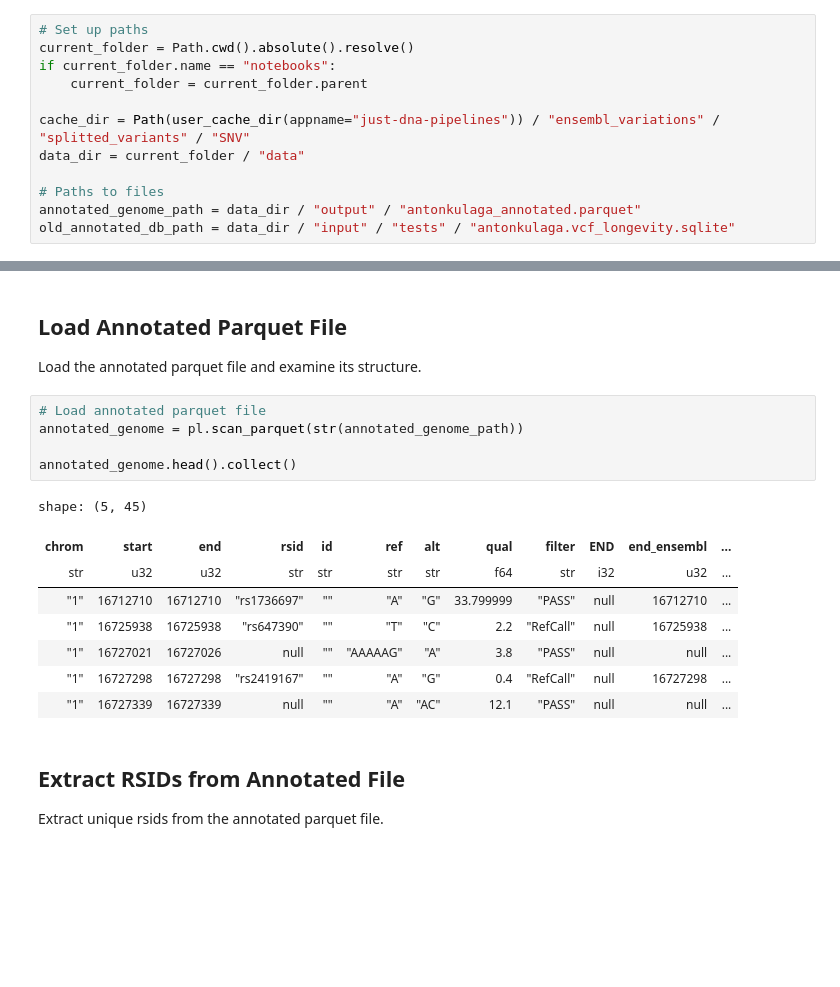
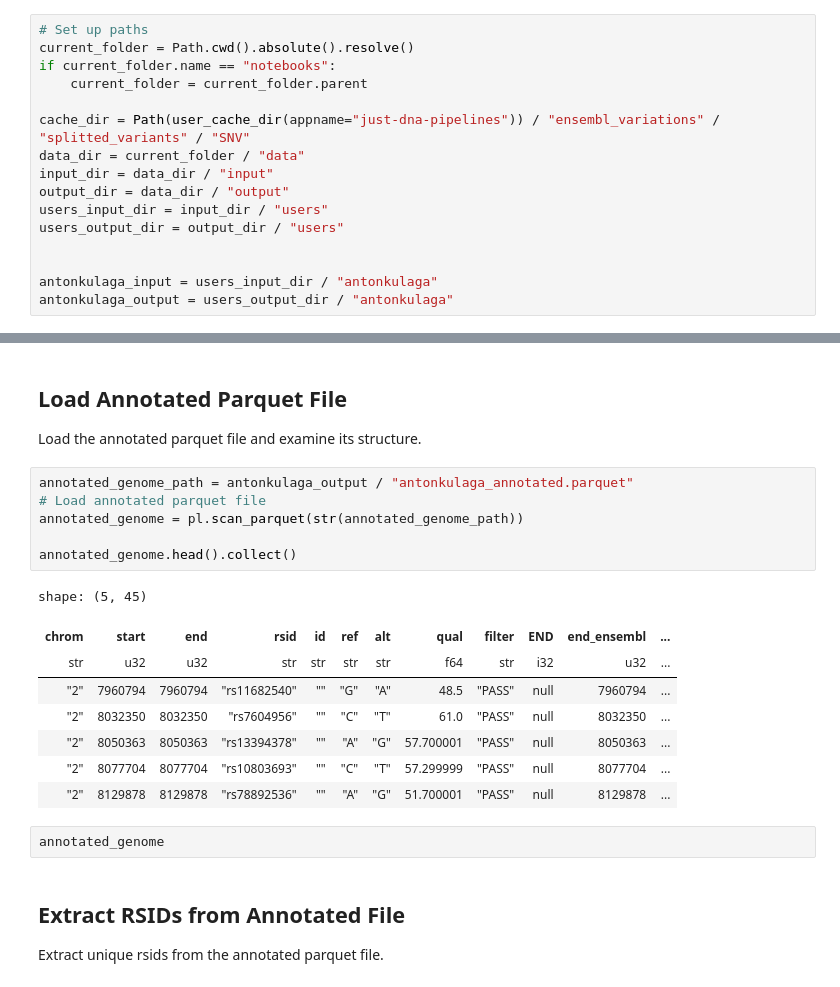
Before and after one commit to dna-seq/just-dna-lite, a Jupyter notebook: notebooks/validate.ipynb, the cells around one changed output, grey strips where cells are left out. Cells and saved outputs as stored; diff of their text form; blank space fills up the shorter version.

```diff
--- a/notebooks/validate.ipynb
+++ b/notebooks/validate.ipynb
@@ -37,7 +37,11 @@ if current_folder.name == "notebooks":
 
 cache_dir = Path(user_cache_dir(appname="just-dna-pipelines")) / "ensembl_variations" / "splitted_variants" / "SNV"
 data_dir = current_folder / "data"
+input_dir = data_dir / "input"
+output_dir = data_dir / "output"
+users_input_dir = input_dir / "users"
+users_output_dir = output_dir / "users"
 
-# Paths to files
-annotated_genome_path = data_dir / "output" / "antonkulaga_annotated.parquet"
-old_annotated_db_path = data_dir / "input" / "tests" / "antonkulaga.vcf_longevity.sqlite"
+
+antonkulaga_input = users_input_dir / "antonkulaga"
+antonkulaga_output = users_output_dir / "antonkulaga"
@@ -46,19 +57,22 @@ old_annotated_db_path = data_dir / "input" / "tests" / "antonkulaga.vcf_longevit
 
 Load the annotated parquet file and examine its structure.
 # %%
+annotated_genome_path = antonkulaga_output / "antonkulaga_annotated.parquet"
 # Load annotated parquet file
 annotated_genome = pl.scan_parquet(str(annotated_genome_path))
 
 annotated_genome.head().collect()
 # %% [output]
 shape: (5, 45)
 | chrom | start | end | rsid | id | ref | alt | qual | filter | END | end_ensembl | ... |
 | str | u32 | u32 | str | str | str | str | f64 | str | i32 | u32 | ... |
-| "1" | 16712710 | 16712710 | "rs1736697" | "" | "A" | "G" | 33.799999 | "PASS" | null | 16712710 | ... |
-| "1" | 16725938 | 16725938 | "rs647390" | "" | "T" | "C" | 2.2 | "RefCall" | null | 16725938 | ... |
-| "1" | 16727021 | 16727026 | null | "" | "AAAAAG" | "A" | 3.8 | "PASS" | null | null | ... |
-| "1" | 16727298 | 16727298 | "rs2419167" | "" | "A" | "G" | 0.4 | "RefCall" | null | 16727298 | ... |
-| "1" | 16727339 | 16727339 | null | "" | "A" | "AC" | 12.1 | "PASS" | null | null | ... |
+| "2" | 7960794 | 7960794 | "rs11682540" | "" | "G" | "A" | 48.5 | "PASS" | null | 7960794 | ... |
+| "2" | 8032350 | 8032350 | "rs7604956" | "" | "C" | "T" | 61.0 | "PASS" | null | 8032350 | ... |
+| "2" | 8050363 | 8050363 | "rs13394378" | "" | "A" | "G" | 57.700001 | "PASS" | null | 8050363 | ... |
+| "2" | 8077704 | 8077704 | "rs10803693" | "" | "C" | "T" | 57.299999 | "PASS" | null | 8077704 | ... |
+| "2" | 8129878 | 8129878 | "rs78892536" | "" | "A" | "G" | 51.700001 | "PASS" | null | 8129878 | ... |
+# %%
+annotated_genome
 # %% [markdown]
 ## Extract RSIDs from Annotated File
 
```
Also changed, not shown: parts of 2 cells of this notebook, 16 other files.
